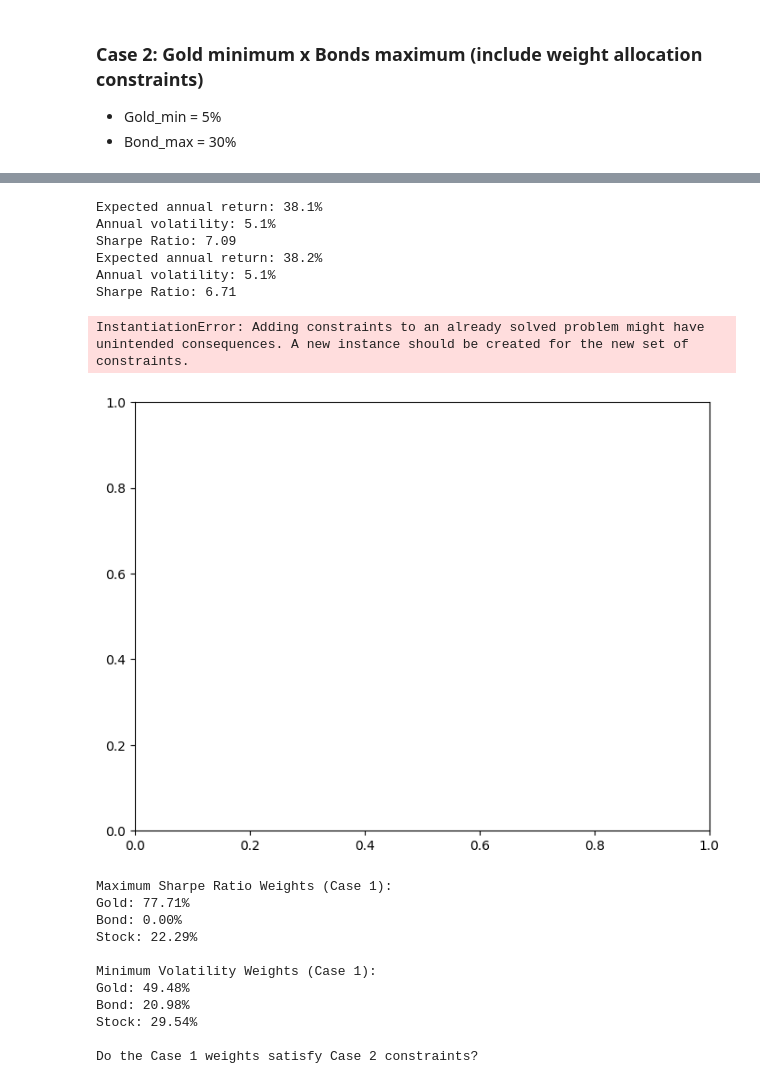
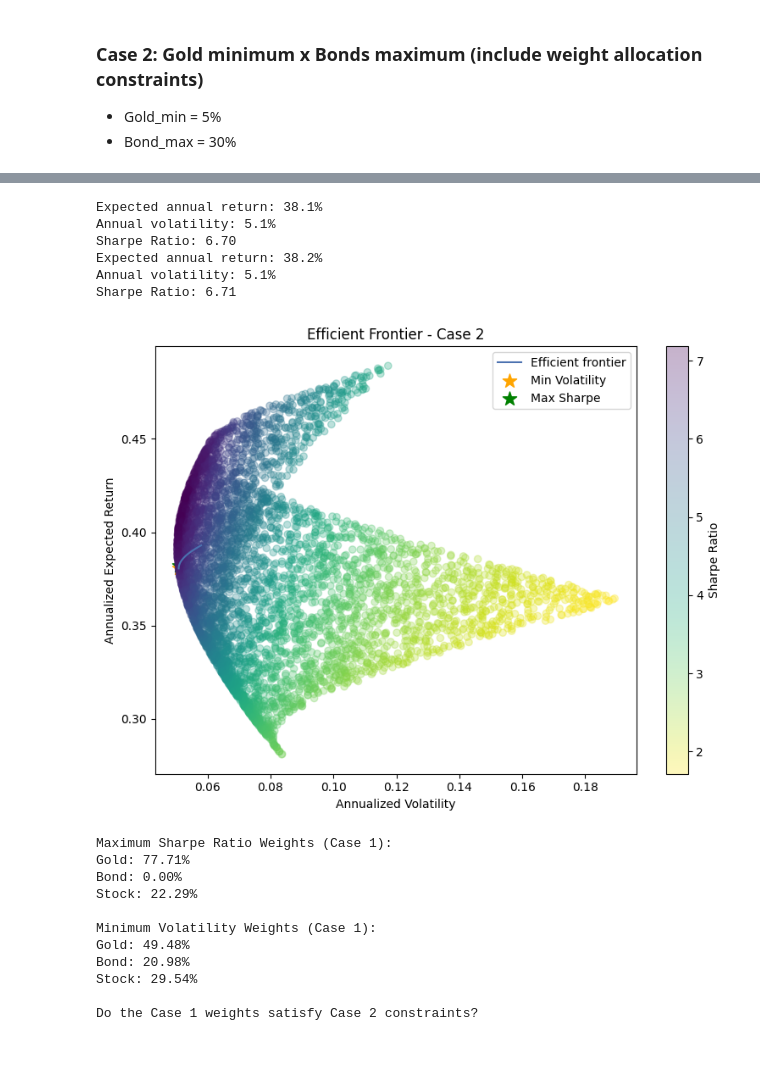
Before and after one commit to nanaaaiya/quanfin_final, a Jupyter notebook: finalfinal.ipynb, the cells around one changed output, grey strips where cells are left out. Saved outputs shown, nothing was run; the diff lists cells and outputs as text; code cells hidden in the pictures; blank space fills up the shorter version.

Commit message:
Add risk free rate

```diff
--- a/finalfinal.ipynb
+++ b/finalfinal.ipynb
@@ -511,48 +486,66 @@ Sharpe Ratio: 0.86
 # %%
+# -----------------------------
+# Case 2
+# -----------------------------
 ef_case2 = EfficientFrontier(mu, Sigma, weight_bounds=(0,1))
 
-# Constraints:
+# Constraints
 ef_case2.add_constraint(lambda w: w[0] <= 0.50)  # Gold <= 50%
 ef_case2.add_constraint(lambda w: w[1] >= 0.40)  # Bond >= 40%
 ef_case2.add_constraint(lambda w: w[2] <= 0.20)  # Stock <= 20%
 
-# Minimum volatility
+# -----------------------------
+# Minimum Volatility Portfolio
+# -----------------------------
 ef_min_vol_case2 = ef_case2.deepcopy()
 weights_min_vol_case2 = ef_min_vol_case2.min_volatility()
-ret_min_vol2, std_min_vol2, _ = ef_min_vol_case2.portfolio_performance(verbose=True)
+ret_min_vol2, std_min_vol2, sharpe_min_vol2 = ef_min_vol_case2.portfolio_performance(
+    risk_free_rate=rf_annual, verbose=True
+)
 
-# Maximum Sharpe ratio
+# -----------------------------
+# Maximum Sharpe Ratio Portfolio
+# -----------------------------
 ef_max_sharpe_case2 = ef_case2.deepcopy()
-weights_max_sharpe_case2 = ef_max_sharpe_case2.max_sharpe(risk_free_rate=0.04)
-ret_max_sharpe2, std_max_sharpe2, _ = ef_max_sharpe_case2.portfolio_performance(verbose=True)
+weights_max_sharpe_case2 = ef_max_sharpe_case2.max_sharpe(risk_free_rate=rf_annual)
+ret_max_sharpe2, std_max_sharpe2, sharpe_max_sharpe2 = ef_max_sharpe_case2.portfolio_performance(
+    risk_free_rate=rf_annual, verbose=True
+)
 
-# ---------------- PLOT ----------------
-fig2, ax2 = plt.subplots(figsize=(8,6))
-plotting.plot_efficient_frontier(ef_case2, ax=ax2, show_assets=False)
+# -----------------------------
+# Plot Efficient Frontier
+# -----------------------------
+fig, ax = plt.subplots(figsize=(8,6))
+plotting.plot_efficient_frontier(ef_case2, ax=ax, show_assets=False)
 
-# Highlight portfolios
-ax2.scatter(std_min_vol2, ret_min_vol2, marker="*", s=150, c="orange", label="Min Volatility")
-ax2.scatter(std_max_sharpe2, ret_max_sharpe2, marker="*", s=150, c="green", label="Max Sharpe")
+# Highlight minimum volatility and max Sharpe portfolios
+ax.scatter(std_min_vol2, ret_min_vol2, marker="*", s=150, c="orange", label="Min Volatility")
+ax.scatter(std_max_sharpe2, ret_max_sharpe2, marker="*", s=150, c="green", label="Max Sharpe")
 
-# Random portfolios
-sc2 = ax2.scatter(stds_random, rets_random, c=sharpes_random, cmap="viridis_r", alpha=0.3)
-cbar2 = plt.colorbar(sc2, ax=ax2)
-cbar2.set_label("Sharpe Ratio")
-ax2.set_xlabel("Volatility")
-ax2.set_ylabel("Expected Return")
-ax2.set_title("Efficient Frontier - Case 2 (Forced Extreme Constraints)")
-ax2.legend()
+# Random portfolios for reference
+n_samples = 5000
+w_random = np.random.dirichlet(np.ones(n), n_samples)
+rets_random = w_random.dot(mu)
+stds_random = np.sqrt(np.einsum('ij,jk,ik->i', w_random, Sigma, w_random))
+sharpes_random = (rets_random - rf_annual) / stds_random
+sc = ax.scatter(stds_random, rets_random, c=sharpes_random, cmap="viridis_r", alpha=0.3)
+
+cbar = plt.colorbar(sc, ax=ax)
+cbar.set_label("Sharpe Ratio")
+ax.set_xlabel("Annualized Volatility")
+ax.set_ylabel("Annualized Expected Return")
+ax.set_title("Efficient Frontier - Case 2")
+ax.legend()
 plt.tight_layout()
 plt.show()
 # %% [output]
 Expected annual return: 38.1%
 Annual volatility: 5.1%
-Sharpe Ratio: 7.09
+Sharpe Ratio: 6.70
 Expected annual return: 38.2%
 Annual volatility: 5.1%
 Sharpe Ratio: 6.71
-InstantiationError: Adding constraints to an already solved problem might have unintended consequences. A new instance should be created for the new set of constraints.
-[figure, old version]
+[figure, new version]
 # %%
 # Case 1: Maximum Sharpe Ratio weights
 print("Maximum Sharpe Ratio Weights (Case 1):")
```
Also changed, not shown: parts of 5 cells of this notebook.
